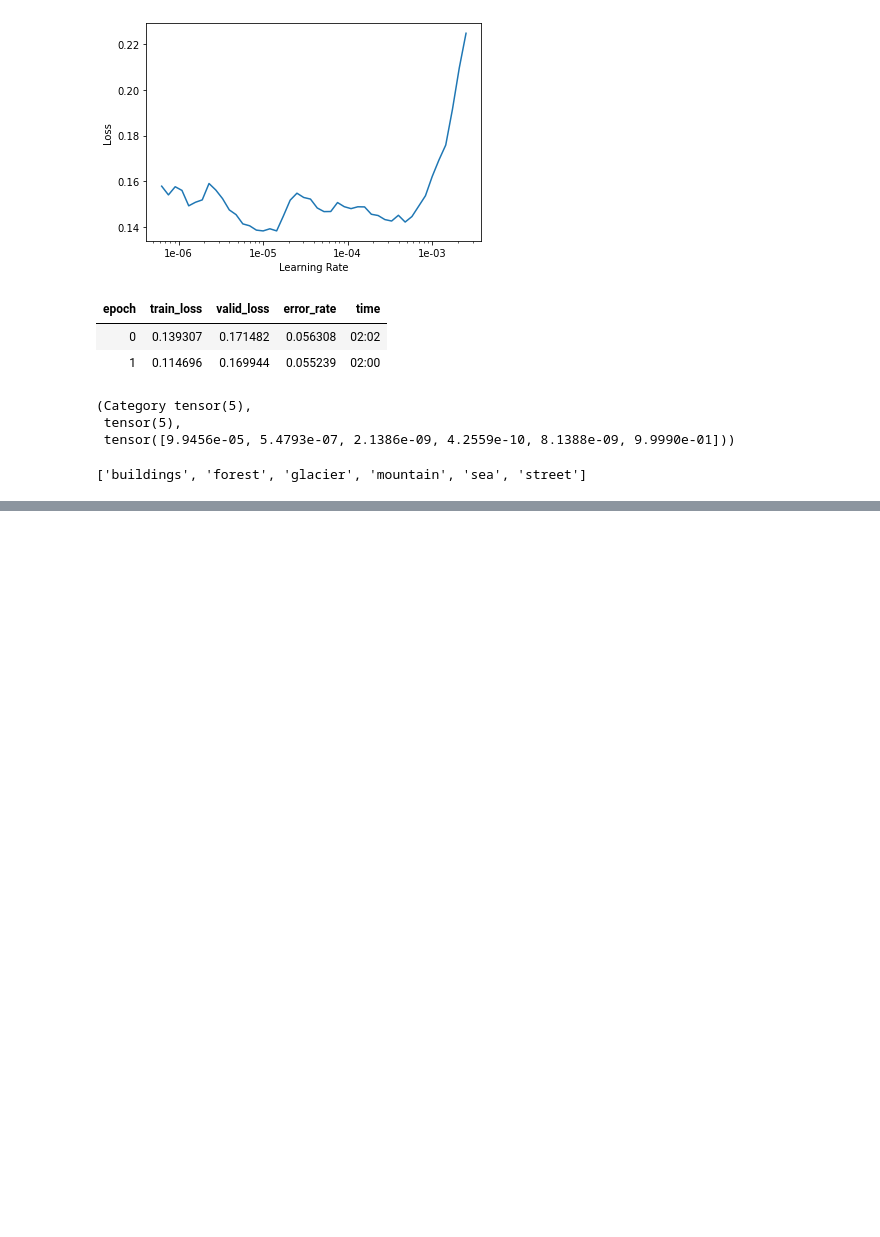
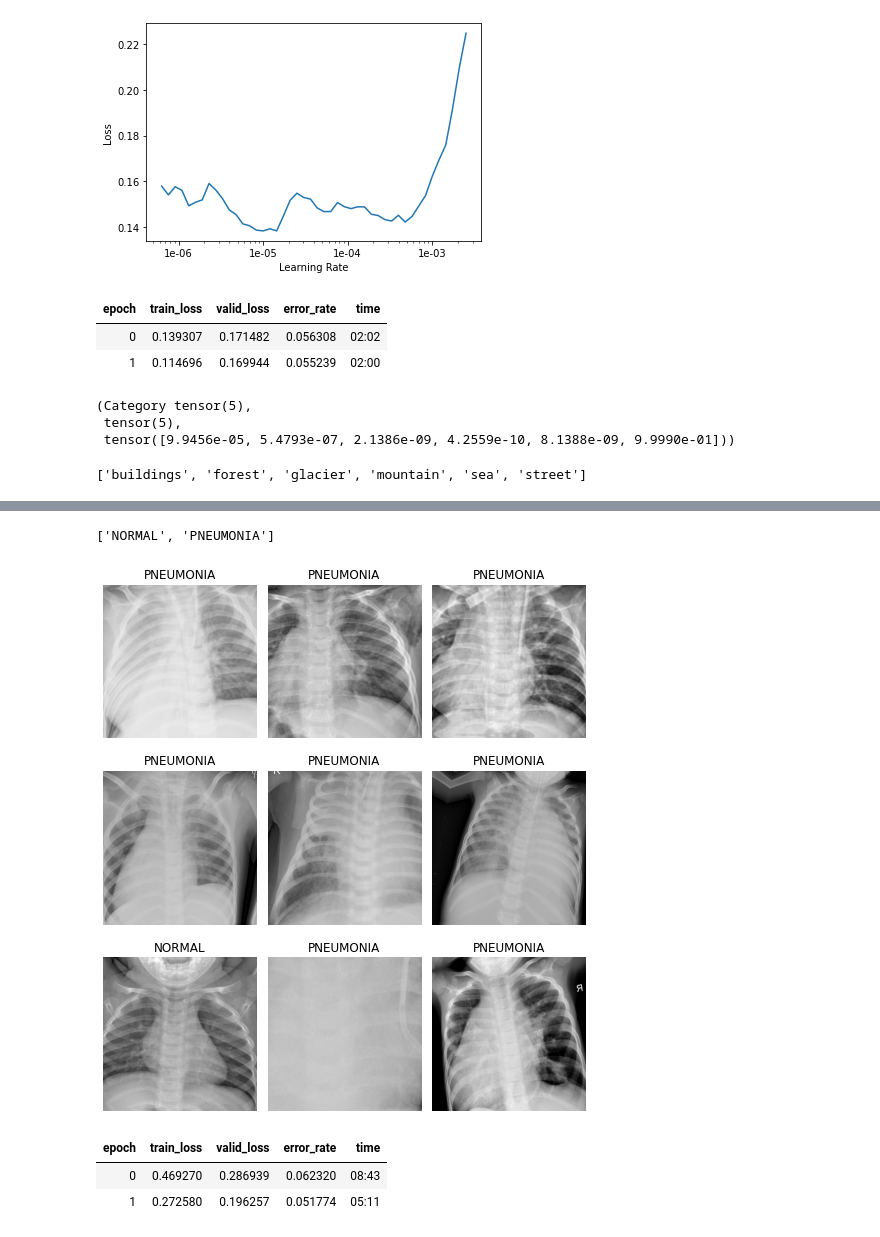
Before and after one commit to chriswebb31/FastAI, a Jupyter notebook: Lesson1.ipynb, the cells around one changed output, grey strips where cells are left out. Cells and saved outputs as stored; diff of their text form; code cells hidden in the pictures; blank space fills up the shorter version.

Commit message:
finished with lesson 1 - inclusion of pneumonia x-ray data

```diff
--- a/Lesson1.ipynb
+++ b/Lesson1.ipynb
@@ -383,0 +433,13 @@ learn.data.classes
+# %%
+train_path = '/content/gdrive/My Drive/pneumonia/chest_xray/chest_xray/train'
+np.random.seed(42)
+data = ImageDataBunch.from_folder(train_path, train=".", valid_pct=0.2,
+        ds_tfms=get_transforms(), size=299, num_workers=4).normalize(imagenet_stats)
+# %%
+data.classes
+# %% [output]
+['NORMAL', 'PNEUMONIA']
+# %%
+data.show_batch(rows=3, figsize=(7,8))
+# %% [output]
+[figure, added]
@@ -383,0 +448,6 @@ learn.data.classes
+# %%
+learn.fit_one_cycle(2)
+# %% [output]
+| epoch | train_loss | valid_loss | error_rate | time |
+| 0 | 0.469270 | 0.286939 | 0.062320 | 08:43 |
+| 1 | 0.272580 | 0.196257 | 0.051774 | 05:11 |
```
Also changed, not shown: parts of 15 cells of this notebook.
